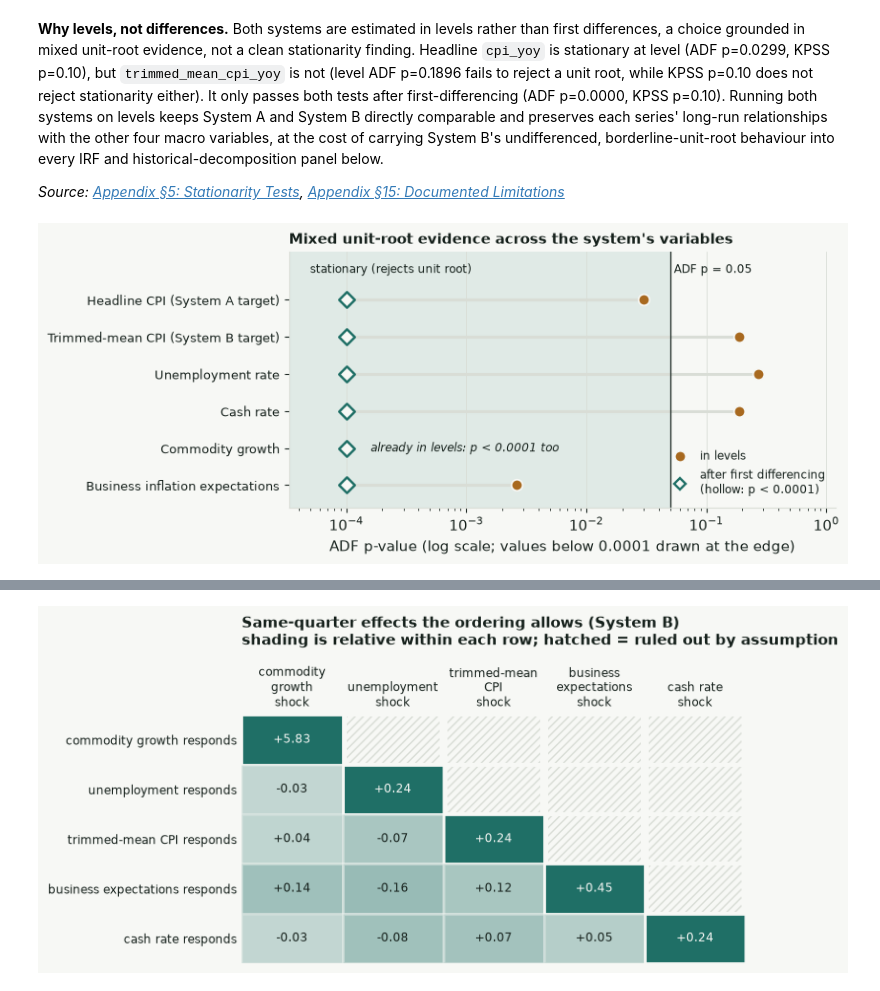
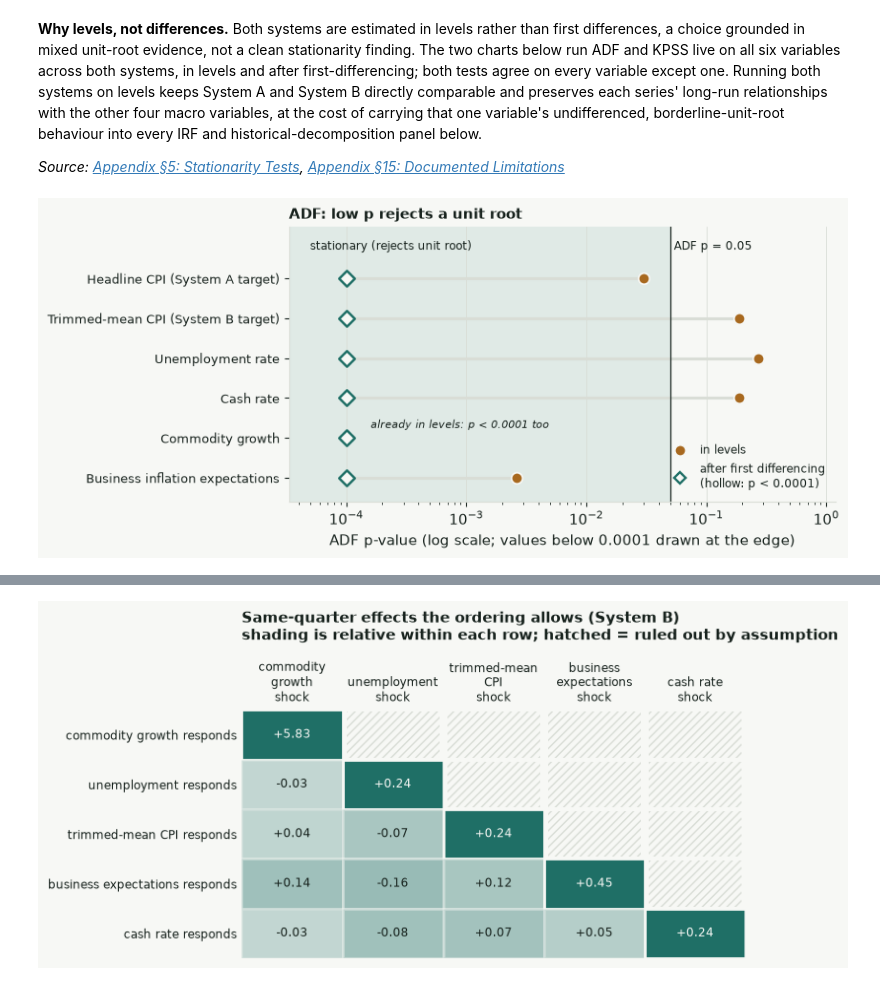
Before and after one commit to JuanVu1810/Australian-CPI-Forecast, a Jupyter notebook: book/australian_cpi_forecasting/04_modeling/44_svar.ipynb, the cells around one changed output, grey strips where cells are left out. Saved outputs shown, nothing was run; the diff lists cells and outputs as text; code cells hidden in the pictures.

```diff
--- a/book/australian_cpi_forecasting/04_modeling/44_svar.ipynb
+++ b/book/australian_cpi_forecasting/04_modeling/44_svar.ipynb
@@ -55,13 +139,11 @@ from IPython.display import Image, display
 # %% [markdown]
 **Why levels, not differences.** Both systems are estimated in levels rather than first differences, a choice grounded in mixed unit-root evidence, not a clean stationarity
-finding. Headline `cpi_yoy` is stationary at level (ADF p=0.0299, KPSS p=0.10), but
-`trimmed_mean_cpi_yoy` is not (level ADF p=0.1896 fails to reject a unit root, while
-KPSS p=0.10 does not reject stationarity either). It only passes both tests after
-first-differencing (ADF p=0.0000, KPSS p=0.10). Running both systems on levels keeps
-System A and System B directly comparable and preserves each series' long-run
-relationships with the other four macro variables, at the cost of carrying System B's
-undifferenced, borderline-unit-root behaviour into every IRF and historical-decomposition
-panel below.
+finding. The two charts below run ADF and KPSS live on all six variables across both systems,
+in levels and after first-differencing; both tests agree on every variable except one. Running
+both systems on levels keeps System A and System B directly comparable and preserves each
+series' long-run relationships with the other four macro variables, at the cost of carrying
+that one variable's undifferenced, borderline-unit-root behaviour into every IRF and
+historical-decomposition panel below.
 
 *Source: [Appendix §5: Stationarity Tests](../appendix_eda/05_stationarity_tests), [Appendix §15: Documented Limitations](../appendix_eda/15_documented_limitations)*
 # %%
@@ -87,39 +169,38 @@ res = pd.DataFrame(rows, columns=["label", "level", "diff1"]).iloc[::-1].reset_i
 floor = 1e-4                                            # p-values below this are drawn at the floor
 level_hit, diff_hit = res["level"] < floor, res["diff1"] < floor
 
-fig, ax = plt.subplots(figsize=(8.6, 3.7))
+fig, ax = plt.subplots(figsize=(8.6, 3.9))
 ax.axvspan(floor / 3, 0.05, color=ACCENT, alpha=0.10, linewidth=0)
 ax.axvline(0.05, color=INK, linewidth=0.9)
 for y, r in res.iterrows():
     lo, hi = sorted([max(r["level"], floor), max(r["diff1"], floor)])
     ax.plot([lo, hi], [y, y], color=GRID, linewidth=2.2, zorder=1)
 # level markers: skip rows whose level p-value is itself below the floor (annotated in text instead)
 ax.scatter(res["level"][~level_hit], res.index[~level_hit], s=70, color=HIGHLIGHT, edgecolor=PAPER,
            linewidth=1.3, zorder=3)
 # differenced markers: hollow when the true p-value is below the floor and only the position is clipped
 ax.scatter(res["diff1"][diff_hit].clip(lower=floor), res.index[diff_hit], s=70, marker="D", facecolor=PAPER,
            edgecolor=ACCENT, linewidth=1.8, zorder=3)
 ax.scatter(res["diff1"][~diff_hit], res.index[~diff_hit], s=70, marker="D", color=ACCENT, edgecolor=PAPER,
            linewidth=1.3, zorder=3)
 for y in res.index[level_hit]:
-    ax.text(floor * 1.6, y, "already in levels: p < 0.0001 too", fontsize=8.5, va="center", style="italic")
+    ax.text(floor * 1.6, y + 0.32, "already in levels: p < 0.0001 too", fontsize=8, va="center", style="italic")
 ax.set_xscale("log")
 ax.set_xlim(floor / 3, 1.2)
 ax.set_yticks(res.index, res["label"], fontsize=9)
 ax.text(0.05, len(res) - 0.35, " ADF p = 0.05", fontsize=8.5, va="bottom")
 ax.text(floor / 2, len(res) - 0.35, "stationary (rejects unit root)", fontsize=8.5, va="bottom")
 ax.set_ylim(-0.6, len(res) + 0.3)
 ax.set_xlabel("ADF p-value (log scale; values below 0.0001 drawn at the edge)")
-ax.set_title("Mixed unit-root evidence across the system's variables",
-             loc="left", fontsize=11, fontweight="bold")
+ax.set_title("ADF: low p rejects a unit root", loc="left", fontsize=11, fontweight="bold")
 ax.legend(handles=[
     Line2D([], [], marker="o", linestyle="", markersize=8, markerfacecolor=HIGHLIGHT,
            markeredgecolor=PAPER, label="in levels"),
     Line2D([], [], marker="D", linestyle="", markersize=6, markerfacecolor=PAPER,
            markeredgecolor=ACCENT, markeredgewidth=1.7, label="after first differencing\n(hollow: p < 0.0001)"),
 ], frameon=False, fontsize=8.5, loc="lower right")
 ax.grid(axis="y", visible=False)
 fig.tight_layout()
 plt.show()
 # %% [output]
-[figure, old version]
+[figure, new version]
```
Also changed, not shown: parts of 12 cells of this notebook, 12 other files.
